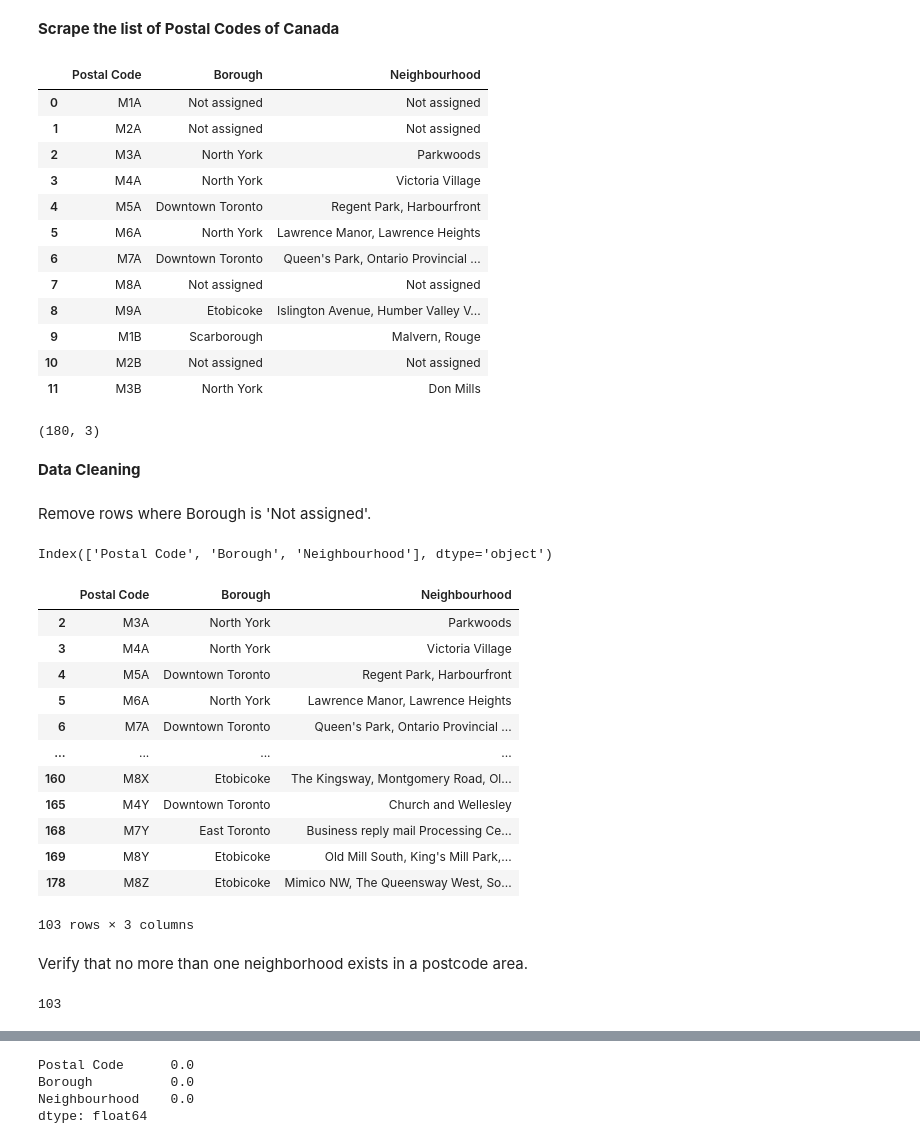
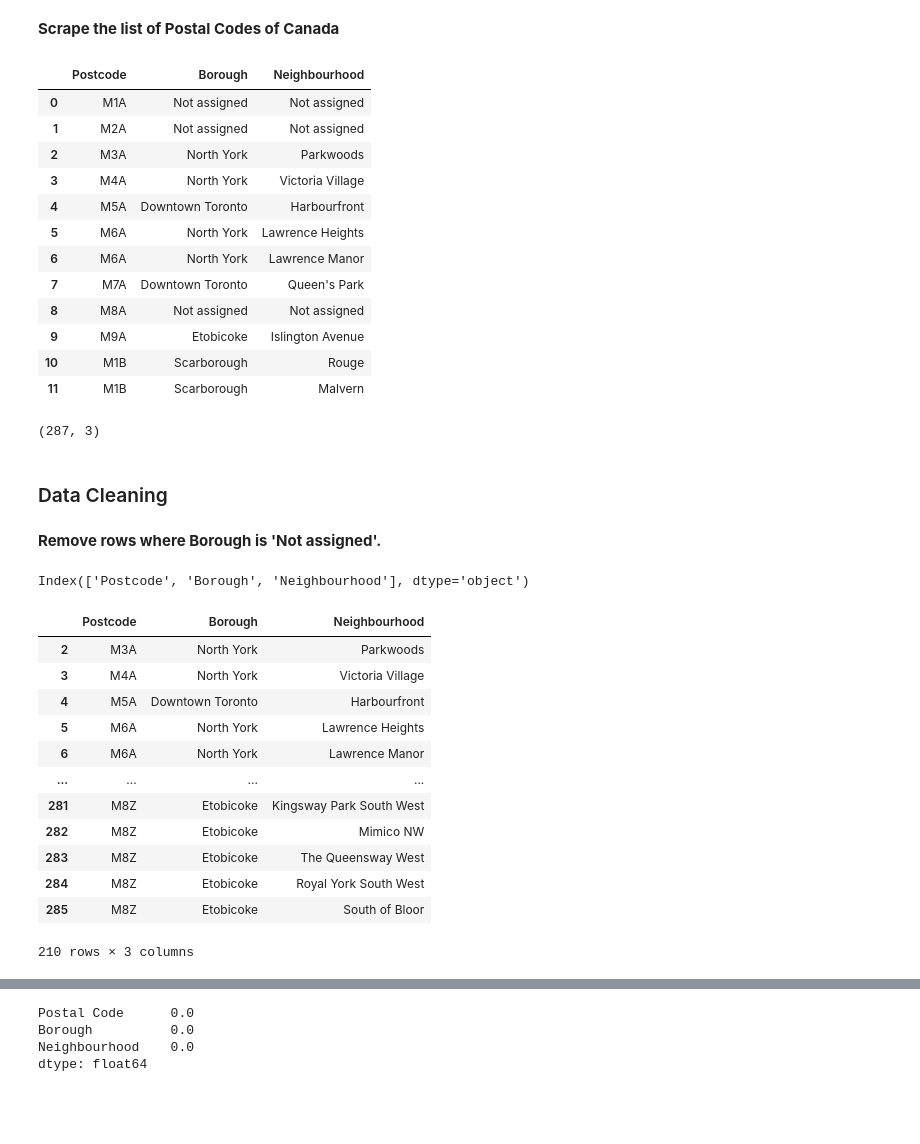
Before and after one commit to LourdesRodriguez/Applied_Data_Science_Capstone, a Jupyter notebook: 20201208_Segmenting_and_Clustering_Neighborhoods_in_Toronto.ipynb, the cells around one changed output, grey strips where cells are left out. Cells and saved outputs as stored; diff of their text form; code cells hidden in the pictures; blank space fills up the shorter version.

```diff
--- a/20201208_Segmenting_and_Clustering_Neighborhoods_in_Toronto.ipynb
+++ b/20201208_Segmenting_and_Clustering_Neighborhoods_in_Toronto.ipynb
@@ -17,54 +25,48 @@ import pandas as pd
 # %% [markdown]
 **Scrape the list of Postal Codes of Canada**
 # %%
-df = pd.read_html('https://en.wikipedia.org/wiki/List_of_postal_codes_of_Canada:_M')[0]
+df = pd.read_html('https://en.wikipedia.org/w/index.php?title=List_of_postal_codes_of_Canada:_M&oldid=945633050.')[0]
 df.head(12)
 # %% [output]
-|  | Postal Code | Borough | Neighbourhood |
+|  | Postcode | Borough | Neighbourhood |
 | 0 | M1A | Not assigned | Not assigned |
 | 1 | M2A | Not assigned | Not assigned |
 | 2 | M3A | North York | Parkwoods |
 | 3 | M4A | North York | Victoria Village |
-| 4 | M5A | Downtown Toronto | Regent Park, Harbourfront |
-| 5 | M6A | North York | Lawrence Manor, Lawrence Heights |
-| 6 | M7A | Downtown Toronto | Queen's Park, Ontario Provincial ... |
-| 7 | M8A | Not assigned | Not assigned |
-| 8 | M9A | Etobicoke | Islington Avenue, Humber Valley V... |
-| 9 | M1B | Scarborough | Malvern, Rouge |
-| 10 | M2B | Not assigned | Not assigned |
-| 11 | M3B | North York | Don Mills |
+| 4 | M5A | Downtown Toronto | Harbourfront |
+| 5 | M6A | North York | Lawrence Heights |
+| 6 | M6A | North York | Lawrence Manor |
+| 7 | M7A | Downtown Toronto | Queen's Park |
+| 8 | M8A | Not assigned | Not assigned |
+| 9 | M9A | Etobicoke | Islington Avenue |
+| 10 | M1B | Scarborough | Rouge |
+| 11 | M1B | Scarborough | Malvern |
 # %%
 df.shape
 # %% [output]
-(180, 3)
+(287, 3)
 # %% [markdown]
-**Data Cleaning**
+### Data Cleaning
 # %% [markdown]
-Remove rows where Borough is 'Not assigned'.
+**Remove rows where Borough is 'Not assigned'.**
 # %%
 df.columns
 # %% [output]
-Index(['Postal Code', 'Borough', 'Neighbourhood'], dtype='object')
+Index(['Postcode', 'Borough', 'Neighbourhood'], dtype='object')
 # %%
 df = df[df['Borough']!='Not assigned']
 df
 # %% [output]
-|  | Postal Code | Borough | Neighbourhood |
+|  | Postcode | Borough | Neighbourhood |
 | 2 | M3A | North York | Parkwoods |
 | 3 | M4A | North York | Victoria Village |
-| 4 | M5A | Downtown Toronto | Regent Park, Harbourfront |
-| 5 | M6A | North York | Lawrence Manor, Lawrence Heights |
-| 6 | M7A | Downtown Toronto | Queen's Park, Ontario Provincial ... |
+| 4 | M5A | Downtown Toronto | Harbourfront |
+| 5 | M6A | North York | Lawrence Heights |
+| 6 | M6A | North York | Lawrence Manor |
 | ... | ... | ... | ... |
-| 160 | M8X | Etobicoke | The Kingsway, Montgomery Road, Ol... |
-| 165 | M4Y | Downtown Toronto | Church and Wellesley |
-| 168 | M7Y | East Toronto | Business reply mail Processing Ce... |
-| 169 | M8Y | Etobicoke | Old Mill South, King's Mill Park,... |
-| 178 | M8Z | Etobicoke | Mimico NW, The Queensway West, So... |
+| 281 | M8Z | Etobicoke | Kingsway Park South West |
+| 282 | M8Z | Etobicoke | Mimico NW |
+| 283 | M8Z | Etobicoke | The Queensway West |
+| 284 | M8Z | Etobicoke | Royal York South West |
+| 285 | M8Z | Etobicoke | South of Bloor |
-103 rows × 3 columns
+210 rows × 3 columns
-# %% [markdown]
-Verify that no more than one neighborhood exists in a postcode area.
-# %%
-len(df['Postal Code'].unique())
-# %% [output]
-103
```
Also changed, not shown: parts of 34 cells of this notebook.
